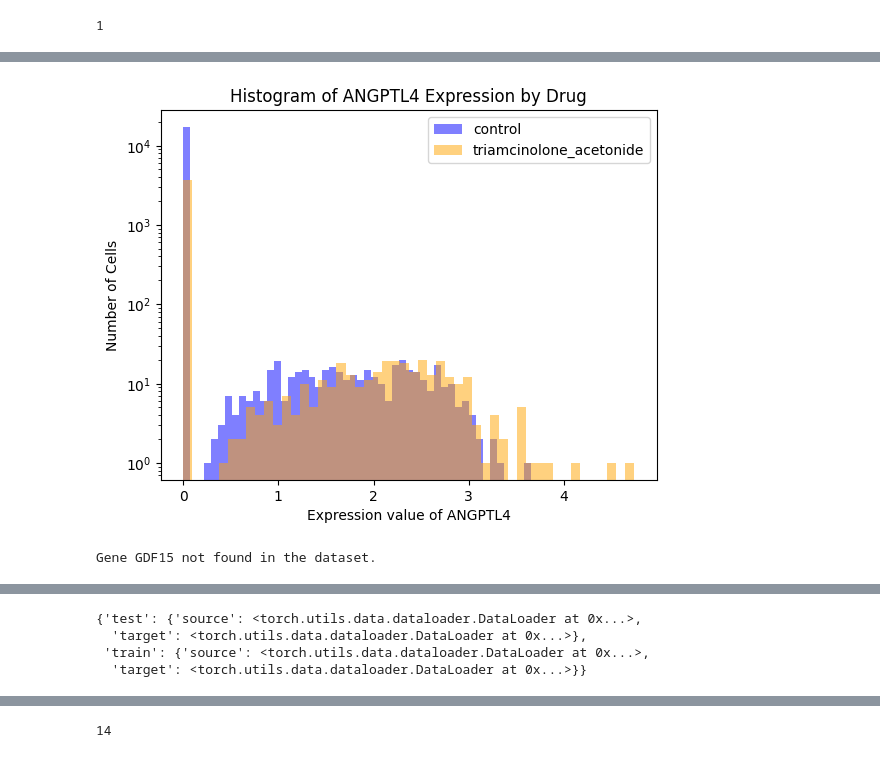
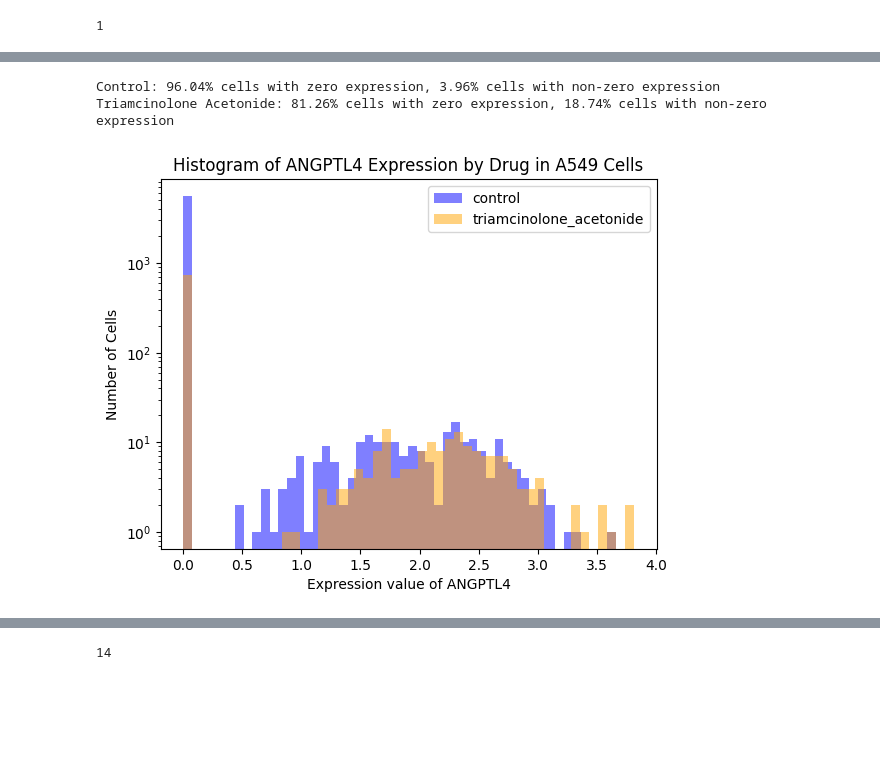
Before and after one commit to imahabub/scdiff, a Jupyter notebook: notebooks/8.17.23.sciplex3_case_studies.ipynb, the cells around one changed output, grey strips where cells are left out. Saved outputs shown, nothing was run; the diff lists cells and outputs as text; code cells hidden in the pictures; blank space fills up the shorter version.

Commit message:
sc_perturb dataset analysis

```diff
--- a/notebooks/8.17.23.sciplex3_case_studies.ipynb
+++ b/notebooks/8.17.23.sciplex3_case_studies.ipynb
@@ -656,42 +616,52 @@ import numpy as np
 
 gene_name = 'ANGPTL4'
 
-def plot_gene_hist(gene_name):
+def plot_gene_hist(gene_name, adata):
     # First, let's check if the gene_name exists in the dataset
     if gene_name in adata.var['gene_short_name'].values:
 
         # Get the row index of the gene expression matrix
         row_index = adata.var.index.get_loc(adata.var[adata.var['gene_short_name'] == gene_name].index[0])
 
         # Get the expression values of the specified gene across all cells
         x_value = adata.X[:, row_index].toarray().flatten() if hasattr(adata.X, "toarray") else adata.X[:, row_index]
 
         # Mask for control and triamcinolone_acetonide
         control_mask = adata.obs['drug'] == 'control'
         triamcinolone_mask = adata.obs['drug'] == 'triamcinolone_acetonide'
 
+        # Calculate percentages for control
+        control_zero_percent = np.mean(x_value[control_mask] == 0) * 100
+        control_nonzero_percent = 100 - control_zero_percent
+
+        # Calculate percentages for triamcinolone_acetonide
+        triamcinolone_zero_percent = np.mean(x_value[triamcinolone_mask] == 0) * 100
+        triamcinolone_nonzero_percent = 100 - triamcinolone_zero_percent
+
+        print(f"Control: {control_zero_percent:.2f}% cells with zero expression, {control_nonzero_percent:.2f}% cells with non-zero expression")
+        print(f"Triamcinolone Acetonide: {triamcinolone_zero_percent:.2f}% cells with zero expression, {triamcinolone_nonzero_percent:.2f}% cells with non-zero expression")
+
+
         # Plot histogram for control and triamcinolone_acetonide
         plt.hist(x_value[control_mask], bins=50, alpha=0.5, label='control', color='blue')
         plt.hist(x_value[triamcinolone_mask], bins=50, alpha=0.5, label='triamcinolone_acetonide', color='orange')
 
         plt.xlabel(f'Expression value of {gene_name}')
         plt.ylabel('Number of Cells')
         plt.yscale('log')  # Set the y-axis to log scale
 
-        plt.title(f'Histogram of {gene_name} Expression by Drug')
+        plt.title(f'Histogram of {gene_name} Expression by Drug in A549 Cells')
         plt.legend()
         plt.show()
 
     else:
         print(f"Gene {gene_name} not found in the dataset.")
 
-plot_gene_hist(gene_name)
+plot_gene_hist(gene_name, a549)
 # %% [output]
+Control: 96.04% cells with zero expression, 3.96% cells with non-zero expression
+Triamcinolone Acetonide: 81.26% cells with zero expression, 18.74% cells with non-zero expression
-[figure, old version]
+[figure, new version]
-# %%
-plot_gene_hist('GDF15')
-# %% [output]
-Gene GDF15 not found in the dataset.
 # %%
 for x in sorted(adata.var['gene_short_name'].value_counts().keys()):
     print(x)
@@ -715,11 +685,3 @@ ZNF804B
 ZNF815P
 # %%
 datasets = DEV_load_ae_cell_data(config, return_as='dataset')#, ae=autoencoder.cpu(), encode_latents=True)#, sel_mg=sel_mg)
-# %%
-loader = cast_dataset_to_loader(datasets, batch_size=256, shuffle=False, drop_last=False)
-loader
-# %% [output]
-{'test': {'source': <torch.utils.data.dataloader.DataLoader at 0x...>,
-  'target': <torch.utils.data.dataloader.DataLoader at 0x...>},
- 'train': {'source': <torch.utils.data.dataloader.DataLoader at 0x...>,
-  'target': <torch.utils.data.dataloader.DataLoader at 0x...>}}
```
Also changed, not shown: parts of 25 cells of this notebook, 2 other files.
